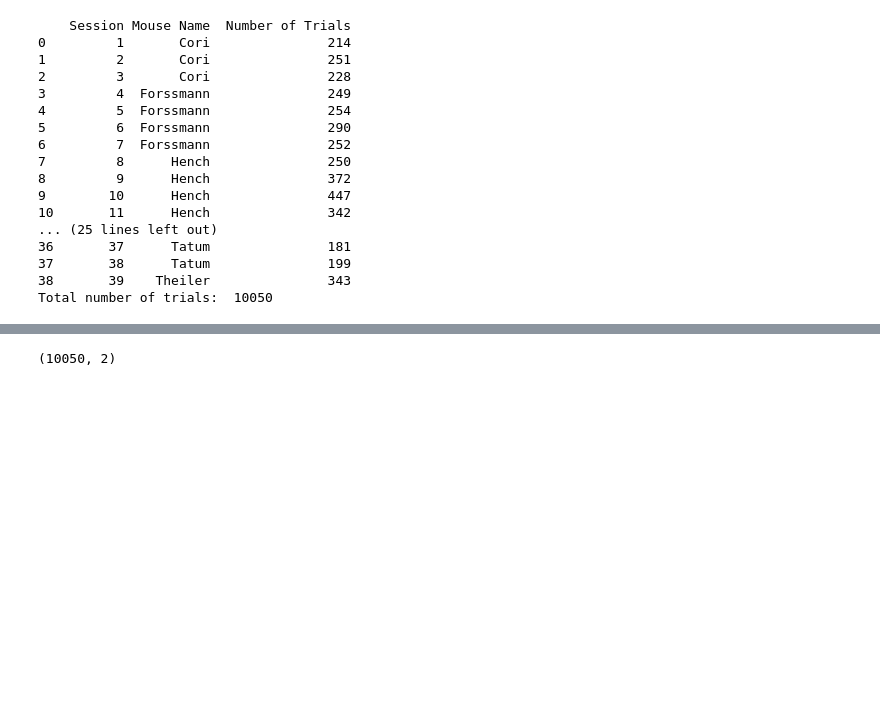
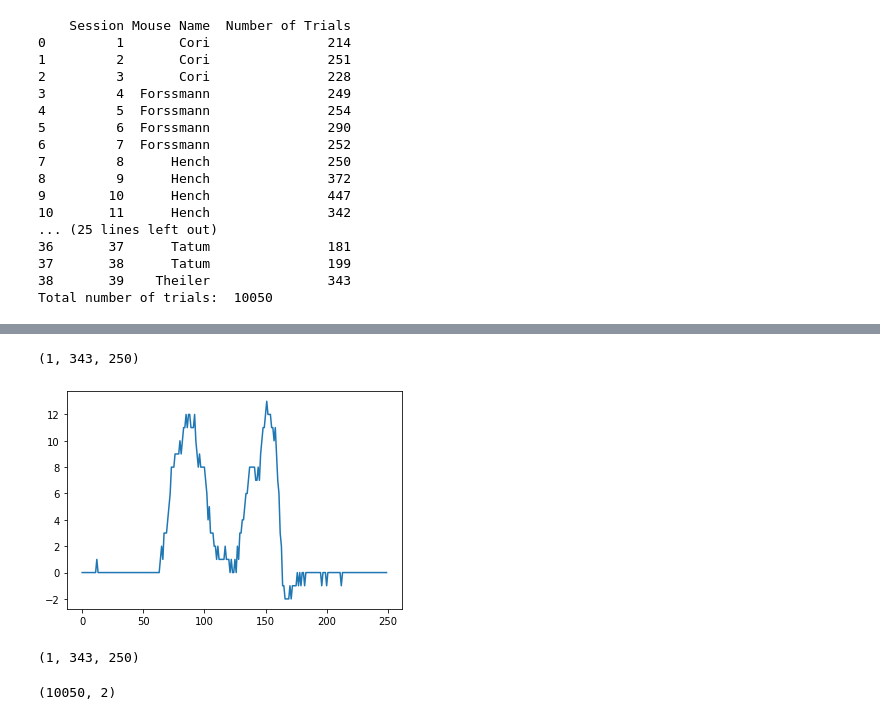
Before and after one commit to jordanlei/neuromatch-project, a Jupyter notebook: data_extraction_UNIFIED.ipynb, the cells around one changed output, grey strips where cells are left out. Cells and saved outputs as stored; diff of their text form; code cells hidden in the pictures; blank space fills up the shorter version.

```diff
--- a/data_extraction_UNIFIED.ipynb
+++ b/data_extraction_UNIFIED.ipynb
@@ -236,3 +255,15 @@ data_extracted.head()
+# %%
+s = 0
+plt.plot(dat['wheel'][0][0])
+
+print(dat['wheel'].shape)
+# %% [output]
+(1, 343, 250)
+[figure, added]
+# %%
+dat['wheel'].shape
+# %% [output]
+(1, 343, 250)
 # %%
 # Get previous accuracy and previous difficulty
 
```
Also changed, not shown: parts of 8 cells of this notebook, 1 other file.
